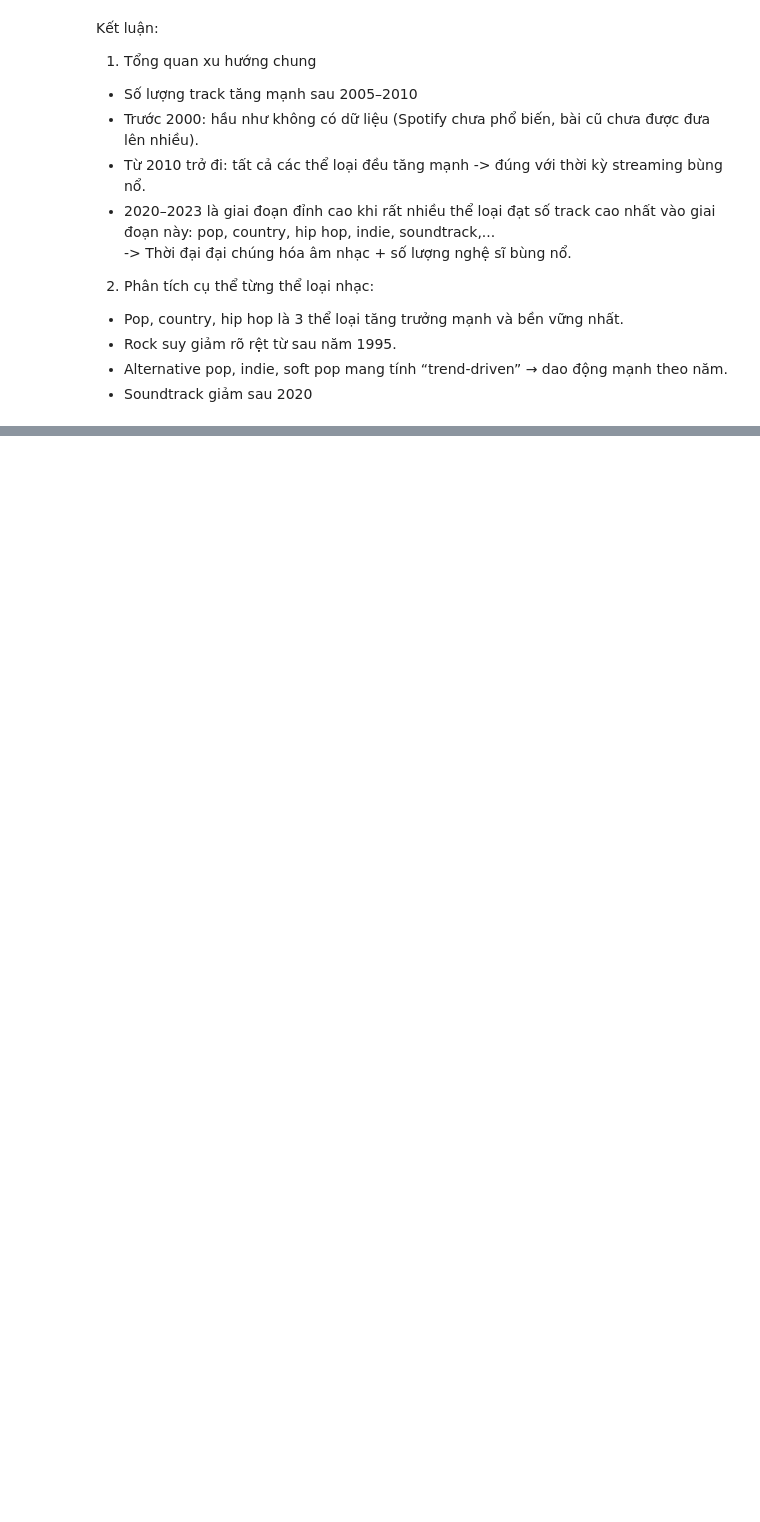
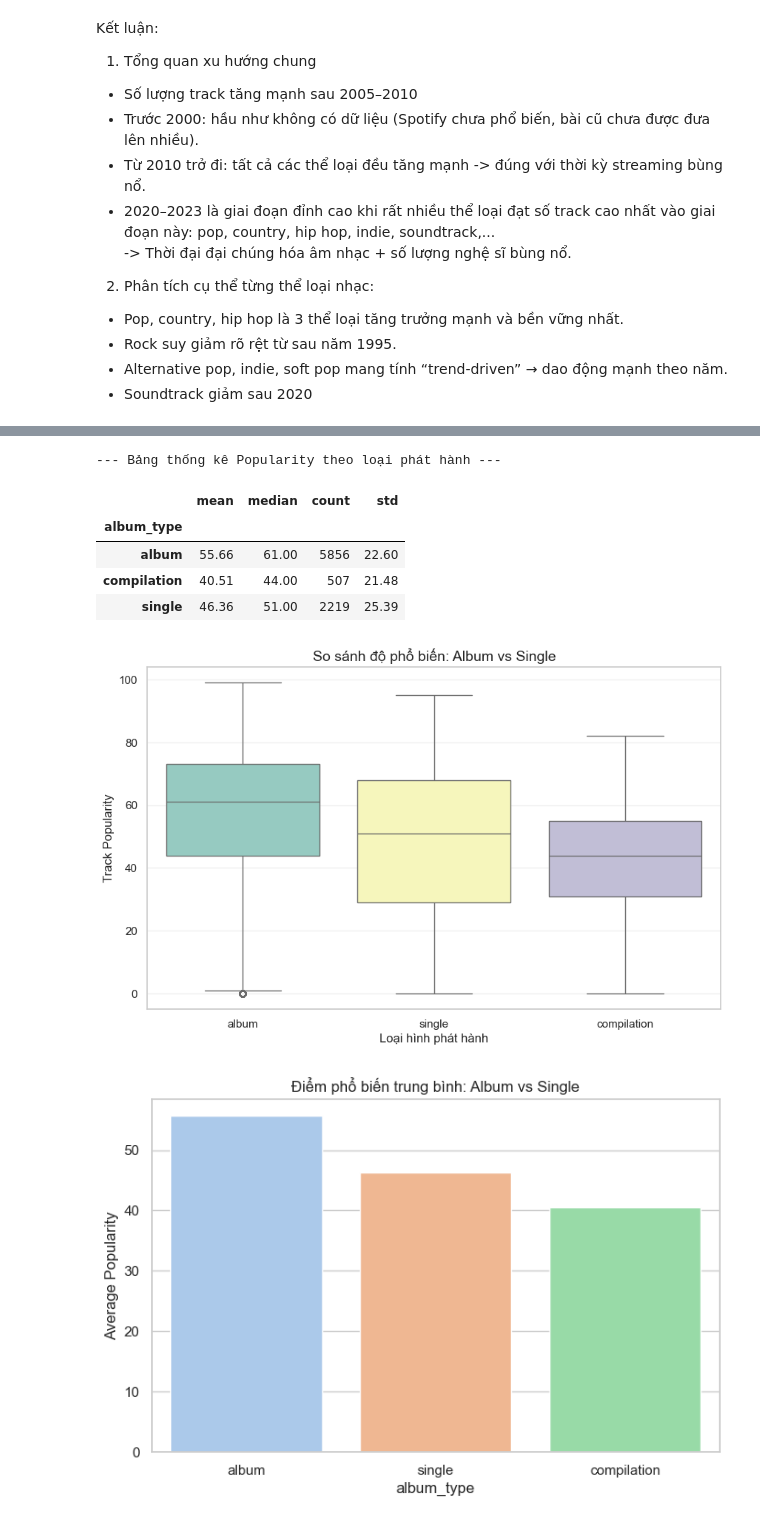
Before and after one commit to thangnguyennbk-sys/Spotify_project, a Jupyter notebook: Spotify_project.ipynb, the cells around one changed output, grey strips where cells are left out. Drawn from its saved outputs; the diff is of its cells as text; code cells hidden in the pictures; blank space fills up the shorter version.

```diff
--- a/Spotify_project.ipynb
+++ b/Spotify_project.ipynb
@@ -780,0 +781,12 @@ Kết luận:
+# %%
+# --- Q1: PREPROCESSING ---
+
+# 1. Kiểm tra các giá trị trong cột album_type
+print("Các loại album có trong dữ liệu:", df['album_type'].unique())
+
+# 2. Tạo bản sao và lọc dữ liệu
+# Chỉ lấy các dòng mà album_type là 'album' hoặc 'single'
+df_q1 = df[df['album_type'].isin(['album', 'single','compilation'])].copy()
+
+print(f"Số lượng bài hát sau khi lọc: {len(df_q1)}")
+print(df_q1['album_type'].value_counts())
@@ -780,0 +801,37 @@ Kết luận:
+# %%
+# --- Q1: ANALYSIS & VISUALIZATION ---
+
+# 1. Tính toán thống kê cụ thể
+stats = df_q1.groupby('album_type')['track_popularity'].agg(['mean', 'median', 'count', 'std'])
+print("--- Bảng thống kê Popularity theo loại phát hành ---")
+display(stats)
+
+# 2. Vẽ biểu đồ Boxplot (So sánh phân phối)
+plt.figure(figsize=(10, 6))
+sns.boxplot(data=df_q1, x='album_type', y='track_popularity', palette='Set3')
+
+plt.title('So sánh độ phổ biến: Album vs Single', fontsize=14)
+plt.xlabel('Loại hình phát hành', fontsize=12)
+plt.ylabel('Track Popularity', fontsize=12)
+plt.grid(True, axis='y', alpha=0.3)
+plt.show()
+
+# 3. Vẽ biểu đồ Barplot (So sánh trung bình)
+plt.figure(figsize=(8, 5))
+sns.barplot(data=df_q1, x='album_type', y='track_popularity', estimator=np.mean, ci=None, palette='pastel')
+plt.title('Điểm phổ biến trung bình: Album vs Single')
+plt.ylabel('Average Popularity')
+plt.show()
+
+# 4. Nhận xét tự động (Gợi ý code để viết vào báo cáo)
+mean_single = stats.loc['single', 'mean']
+mean_album = stats.loc['album', 'mean']
+# %% [output]
+--- Bảng thống kê Popularity theo loại phát hành ---
+|  | mean | median | count | std |
+| album_type |  |  |  |  |
+| album | 55.66 | 61.00 | 5856 | 22.60 |
+| compilation | 40.51 | 44.00 | 507 | 21.48 |
+| single | 46.36 | 51.00 | 2219 | 25.39 |
+[figure, added]
+[figure, added]
```
Also changed, not shown: parts of 7 cells of this notebook, 1 other file.
